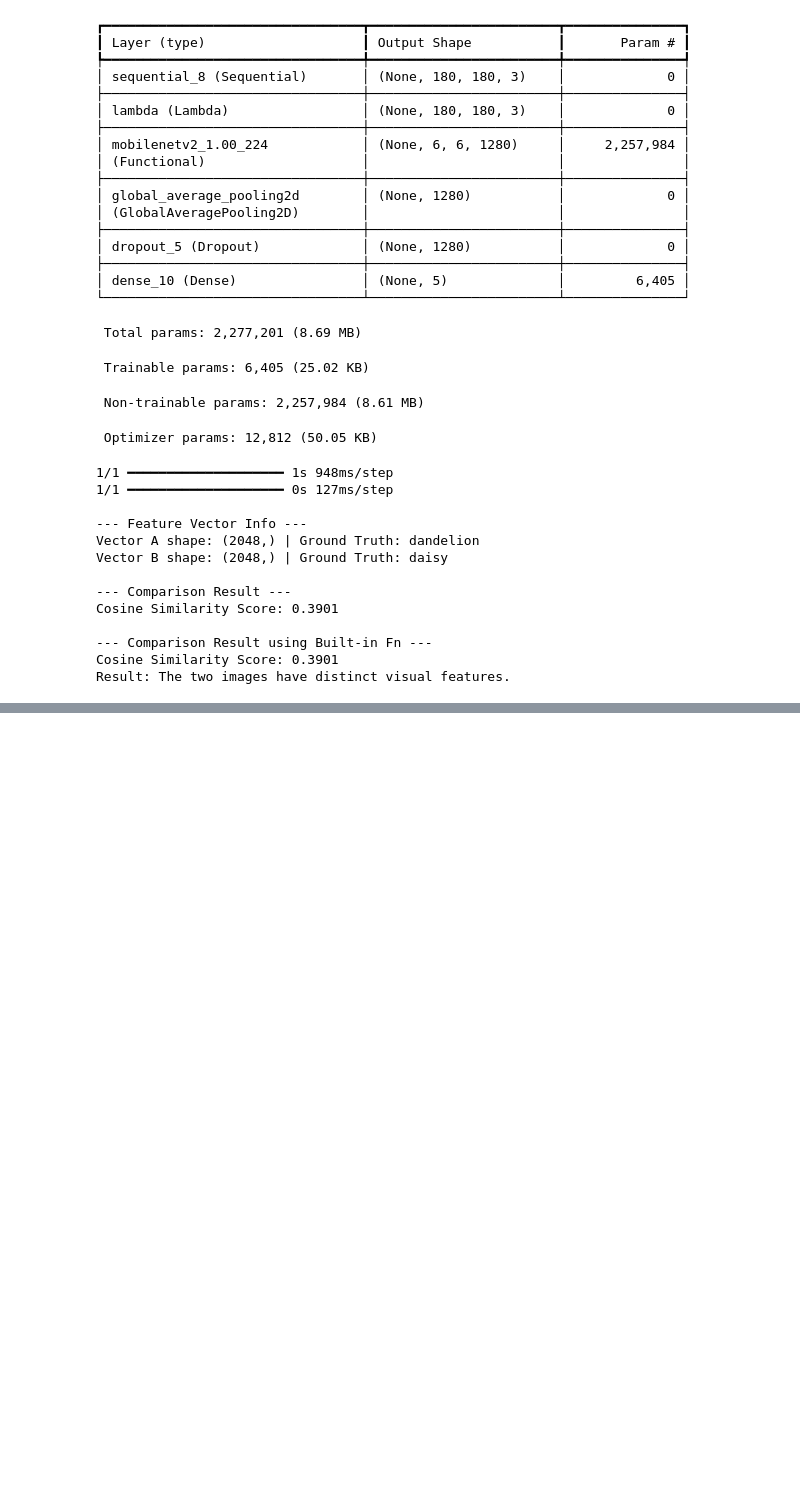
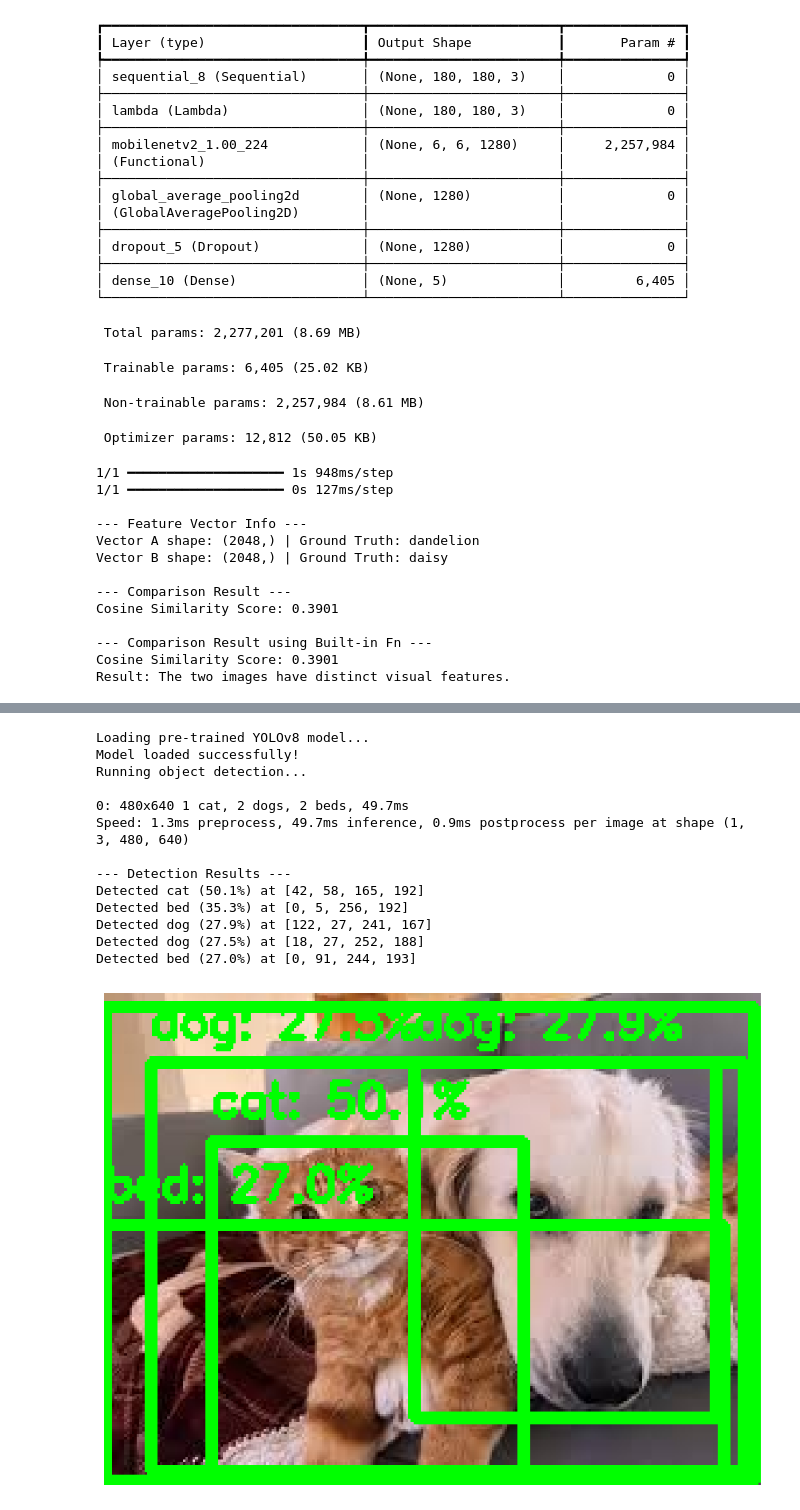
Before and after one commit to aaromalonline/ml-dl, a Jupyter notebook: visionalgs.ipynb, the cells around one changed output, grey strips where cells are left out. Saved outputs shown, nothing was run; the diff lists cells and outputs as text; code cells hidden in the pictures; blank space fills up the shorter version.

```diff
--- a/visionalgs.ipynb
+++ b/visionalgs.ipynb
@@ -447,0 +609,71 @@ Result: The two images have distinct visual features.
+# %%
+# 1. Load a Pre-trained YOLO model
+# "yolov8n.pt" is the Nano version (blazing fast, lightweight) pre-trained on COCO (80 classes)
+print("Loading pre-trained YOLOv8 model...")
+model = YOLO("yolov8n.pt")
+print("Model loaded successfully!")
+
+# 2. Load your test image
+image_path = "./public/dogncat.jpeg"
+img_bgr = cv2.imread(image_path)
+img_rgb = cv2.cvtColor(img_bgr, cv2.COLOR_BGR2RGB)
+
+# 3. Run Object Detection (Inference)
+# YOLO natively handles preprocessing, scaling, and Non-Max Suppression (NMS) internally!
+print("Running object detection...")
+results = model(img_rgb, conf=0.25)  # Setting confidence threshold to 25%
+
+# 4. Parse and draw results
+# Ultralytics provides a structured 'Results' object containing all prediction metrics
+output_img = img_rgb.copy()
+result = results[0]  # Get results for our single input image
+
+# Extract boxes details safely
+boxes = result.boxes.xyxy.cpu().numpy()  # Extracted coordinates as [x1, y1, x2, y2]
+scores = result.boxes.conf.cpu().numpy()  # Confidence scores
+class_ids = result.boxes.cls.cpu().numpy().astype(int)  # Class integer IDs
+class_names = result.names  # Dictionary mapping integer IDs to string names
+
+print("\n--- Detection Results ---")
+for i in range(len(scores)):
+    x1, y1, x2, y2 = map(int, boxes[i])
+    score = scores[i]
+    label_name = class_names[class_ids[i]]
+
+    # Draw the box rectangle
+    cv2.rectangle(output_img, (x1, y1), (x2, y2), (0, 255, 0), 3)
+
+    # Draw the label text above the bounding box
+    text = f"{label_name}: {score*100:.1f}%"
+    cv2.putText(
+        output_img,
+        text,
+        (x1, y1 - 10),
+        cv2.FONT_HERSHEY_SIMPLEX,
+        0.6,
+        (0, 255, 0),
+        2,
+    )
+
+    print(f"Detected {label_name} ({score*100:.1f}%) at [{x1}, {y1}, {x2}, {y2}]")
+
+# Display final rendered visual
+plt.figure(figsize=(12, 8))
+plt.imshow(output_img)
+plt.axis("off")
+plt.show()
+# %% [output]
+Loading pre-trained YOLOv8 model...
+Model loaded successfully!
+Running object detection...
+
+0: 480x640 1 cat, 2 dogs, 2 beds, 49.7ms
+Speed: 1.3ms preprocess, 49.7ms inference, 0.9ms postprocess per image at shape (1, 3, 480, 640)
+
+--- Detection Results ---
+Detected cat (50.1%) at [42, 58, 165, 192]
+Detected bed (35.3%) at [0, 5, 256, 192]
+Detected dog (27.9%) at [122, 27, 241, 167]
+Detected dog (27.5%) at [18, 27, 252, 188]
+Detected bed (27.0%) at [0, 91, 244, 193]
+[figure, added]
```
Also changed, not shown: parts of 4 cells of this notebook, 3 other files.
